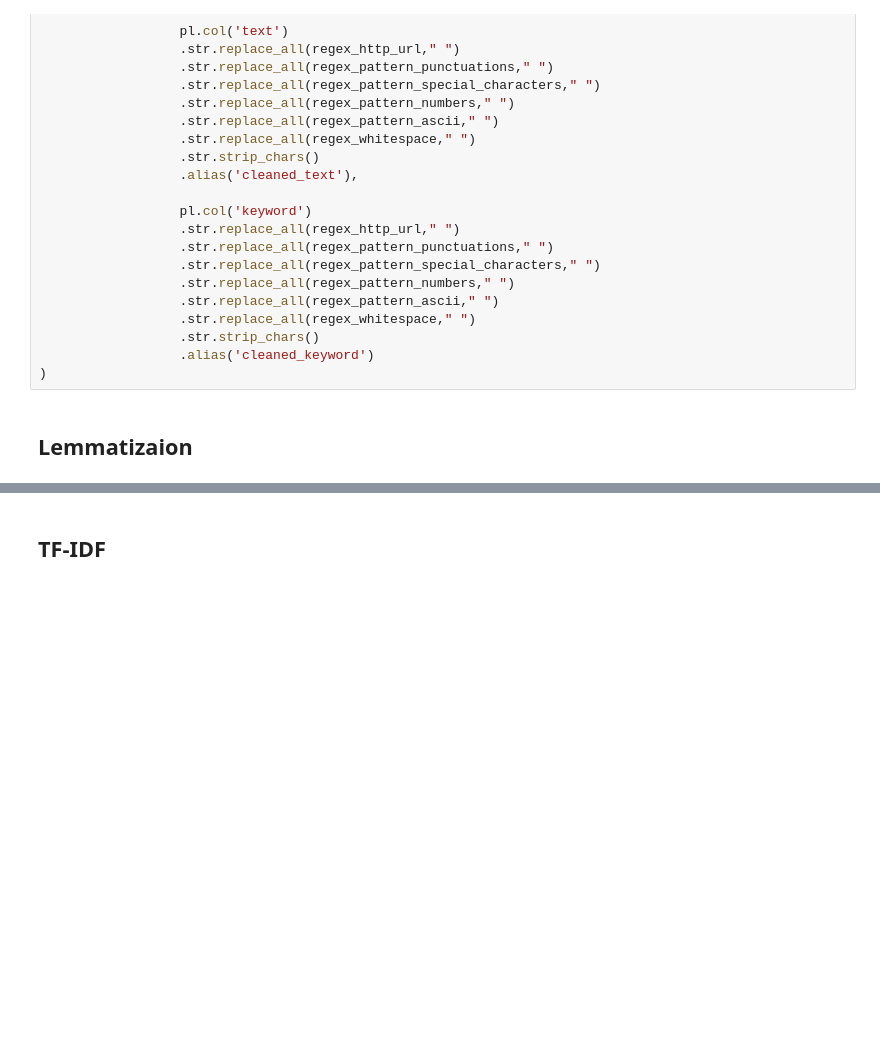
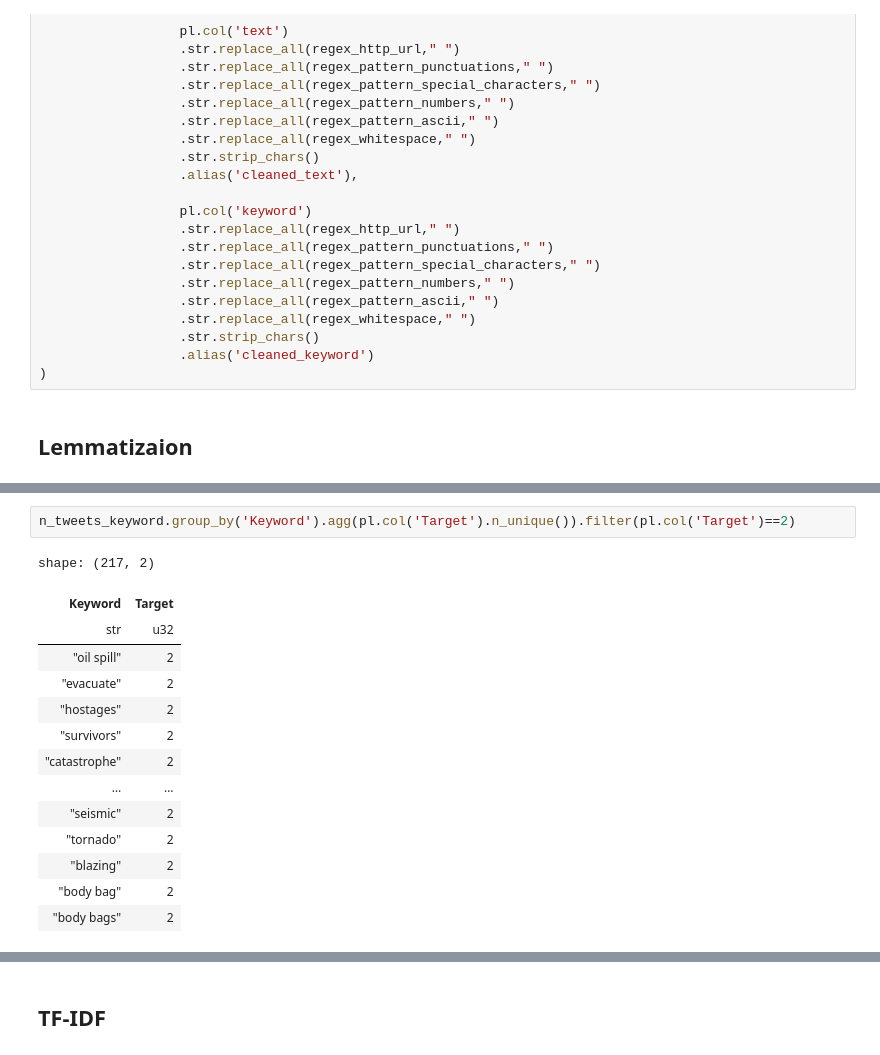
Before and after one commit to PolarsDude/Kaggle, a Jupyter notebook: Natural Language Processing with Disaster Tweets/nlp_disaster.ipynb, the cells around one changed output, grey strips where cells are left out. Cells and saved outputs as stored; diff of their text form; blank space fills up the shorter version.

```diff
--- a/Natural Language Processing with Disaster Tweets/nlp_disaster.ipynb
+++ b/Natural Language Processing with Disaster Tweets/nlp_disaster.ipynb
@@ -173,0 +172,17 @@ shape: (209, 3)
+# %%
+n_tweets_keyword.group_by('Keyword').agg(pl.col('Target').n_unique()).filter(pl.col('Target')==2)
+# %% [output]
+shape: (217, 2)
+| Keyword | Target |
+| str | u32 |
+| "oil spill" | 2 |
+| "evacuate" | 2 |
+| "hostages" | 2 |
+| "survivors" | 2 |
+| "catastrophe" | 2 |
+| … | … |
+| "seismic" | 2 |
+| "tornado" | 2 |
+| "blazing" | 2 |
+| "body bag" | 2 |
+| "body bags" | 2 |
```
Also changed, not shown: parts of 16 cells of this notebook.
